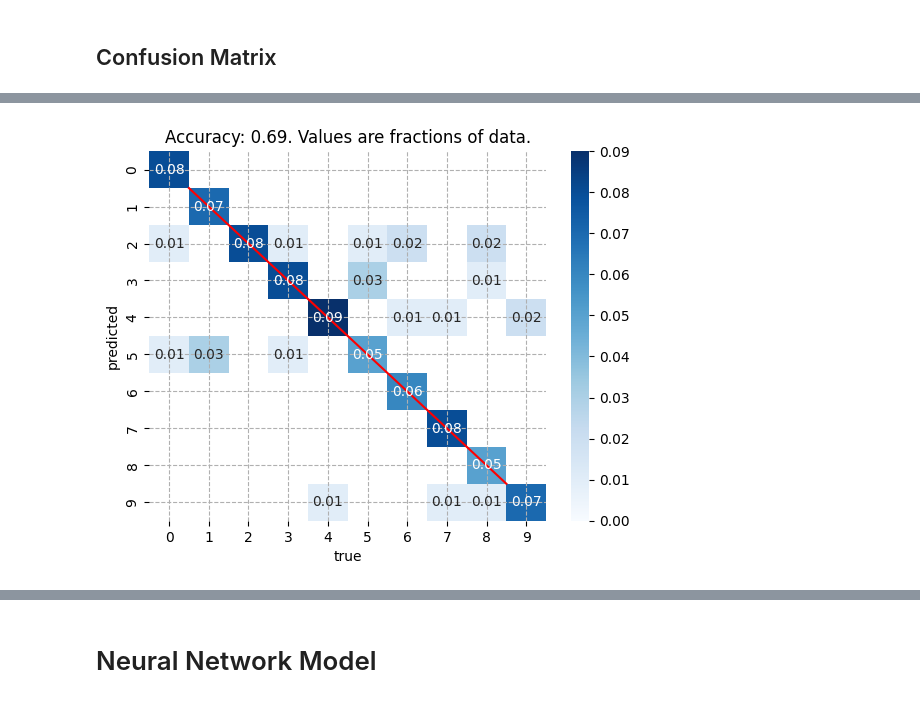
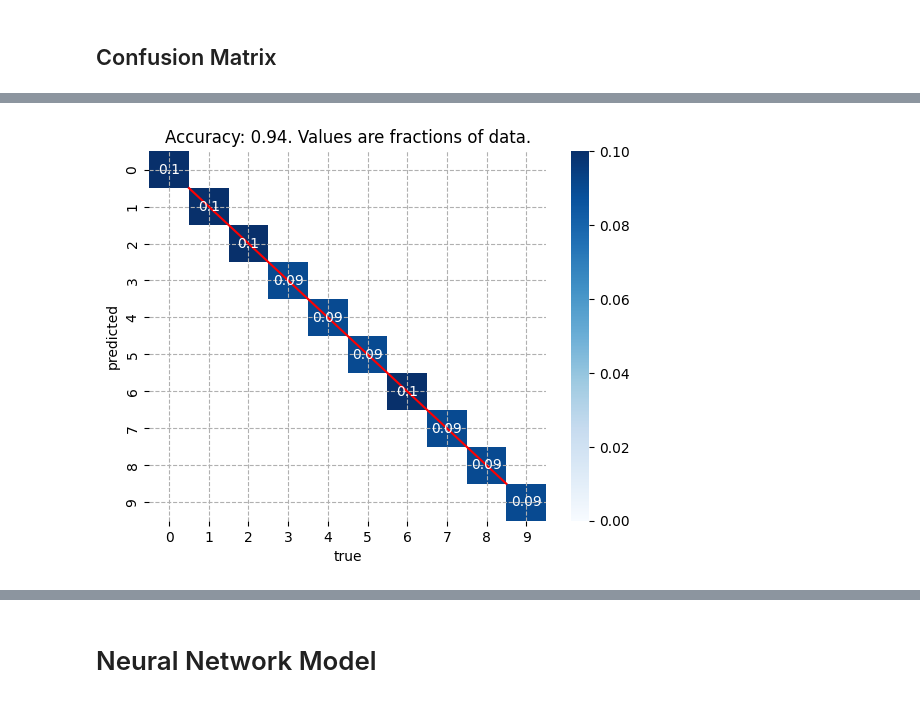
Before and after one commit to joseph-hellerstein/keras, a Jupyter notebook: notebooks/model_selection_evaluation_pt1.ipynb, the cells around one changed output, grey strips where cells are left out. Saved outputs shown, nothing was run; the diff lists cells and outputs as text; code cells hidden in the pictures.

```diff
--- a/notebooks/model_selection_evaluation_pt1.ipynb
+++ b/notebooks/model_selection_evaluation_pt1.ipynb
@@ -644,9 +652,9 @@ plotConfusionMatrix(Y_TESTING_ARR, y_pred_arr)
-# %%
-training_dcts = trainIdeal(training_count=500, num_cluster=2)
-y_pred_arr = predictIdeal(X_TESTING_MAT, dcts=training_dcts)
-plotConfusionMatrix(Y_TESTING_ARR, y_pred_arr)
-# %% [output]
-[figure, removed]
+# %%
+training_dcts = trainIdeal(training_count=5000, num_cluster=30)
+y_pred_arr = predictIdeal(X_TESTING_MAT, dcts=training_dcts)
+plotConfusionMatrix(Y_TESTING_ARR, y_pred_arr)
+# %% [output]
+[figure, added]
 # %%
 displayImage(dcts, nrow=10, ncol=4)
 # %% [output]
```
Also changed, not shown: parts of 32 cells of this notebook, 2 other files.
